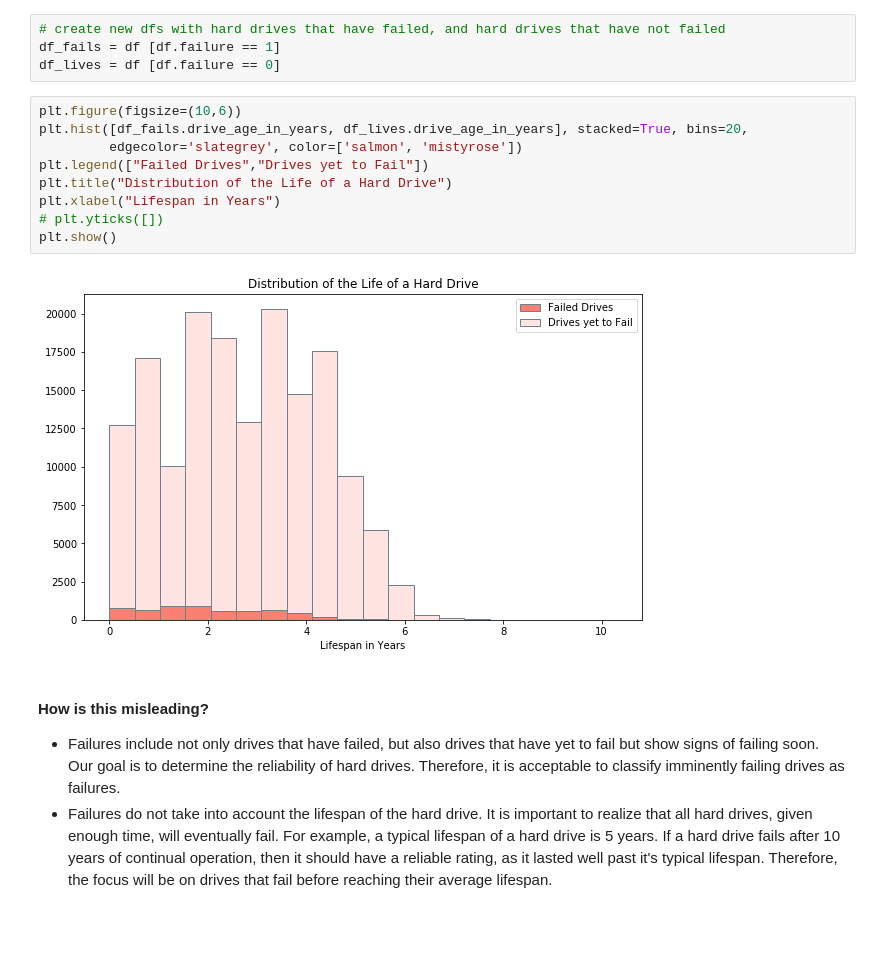
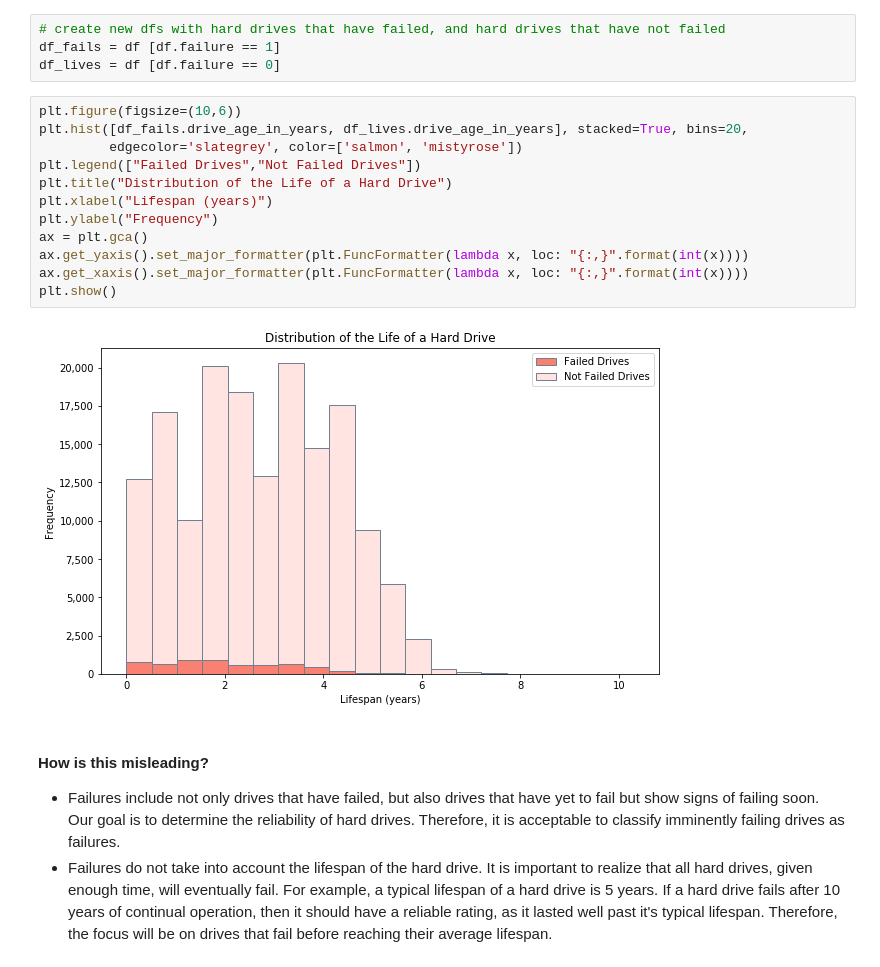
Before and after one commit to just-keep-spinning/hard-drive-project, a Jupyter notebook: hard_drive_pipeline.ipynb, the cells around one changed output. Cells and saved outputs as stored; diff of their text form; blank space fills up the shorter version.

```diff
--- a/hard_drive_pipeline.ipynb
+++ b/hard_drive_pipeline.ipynb
@@ -433,14 +428,17 @@ df_lives = df [df.failure == 0]
 # %%
 plt.figure(figsize=(10,6))
 plt.hist([df_fails.drive_age_in_years, df_lives.drive_age_in_years], stacked=True, bins=20,
          edgecolor='slategrey', color=['salmon', 'mistyrose'])
-plt.legend(["Failed Drives","Drives yet to Fail"])
+plt.legend(["Failed Drives","Not Failed Drives"])
 plt.title("Distribution of the Life of a Hard Drive")
-plt.xlabel("Lifespan in Years")
-# plt.yticks([])
+plt.xlabel("Lifespan (years)")
+plt.ylabel("Frequency")
+ax = plt.gca()
+ax.get_yaxis().set_major_formatter(plt.FuncFormatter(lambda x, loc: "{:,}".format(int(x))))
+ax.get_xaxis().set_major_formatter(plt.FuncFormatter(lambda x, loc: "{:,}".format(int(x))))
 plt.show()
 # %% [output]
-[figure, old version]
+[figure, new version]
 # %% [markdown]
 #### How is this misleading?
 - Failures include not only drives that have failed, but also drives that have yet to fail but show signs of failing soon. Our goal is to determine the reliability of hard drives. Therefore, it is acceptable to classify imminently failing drives as failures.
```
Also changed, not shown: parts of 7 cells of this notebook.
